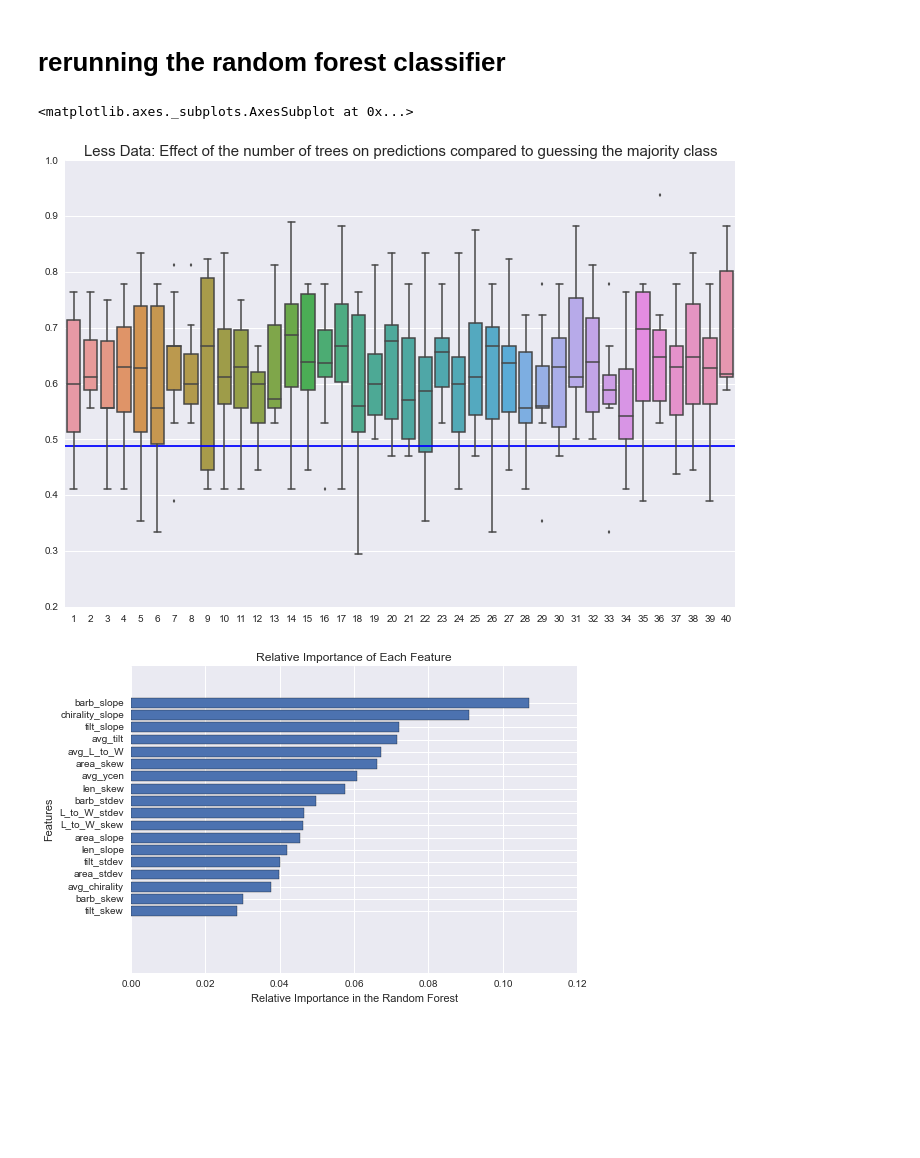
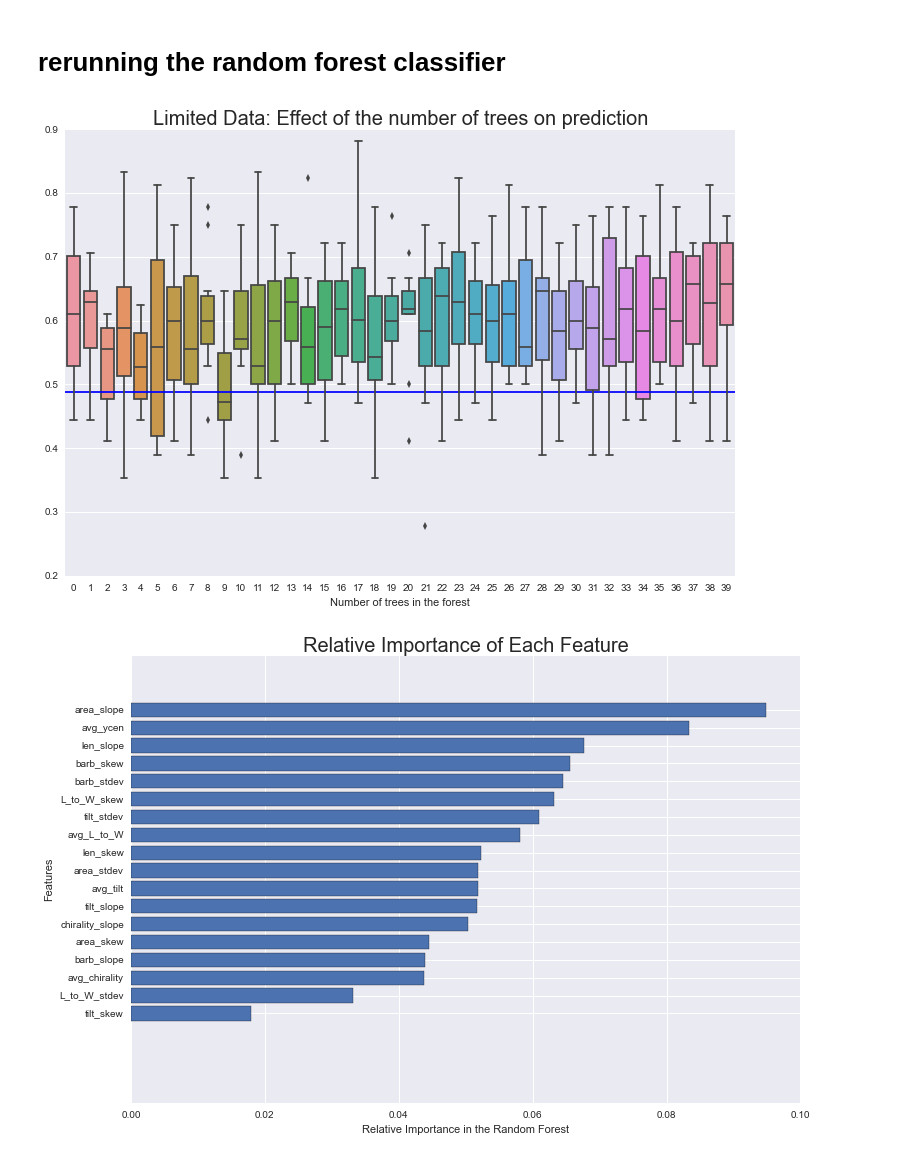
Before and after one commit to Nschanche/Filament_tracking, a Jupyter notebook: Filament_statistics.ipynb, the cells around one changed output. Saved outputs shown, nothing was run; the diff lists cells and outputs as text; code cells hidden in the pictures; blank space fills up the shorter version.

Commit message:
More plots -NS

```diff
--- a/Filament_statistics.ipynb
+++ b/Filament_statistics.ipynb
@@ -255,0 +282,16 @@ print '%d percent of filaments do NOT erupt. Our sample is not quite balanced, b
+# %%
+
+#Let's start by making 40 different 'trees' (based on decisions)
+from sklearn.ensemble import RandomForestClassifier
+from sklearn.cross_validation import cross_val_score
+
+#Unlike above, now we want to make 40 different forests, each conaining the same number of trees (25)
+n_trees = [25]*40
+scores = []
+#This will make 40 forests, and each forest will be made up of 1-40 trees successively
+#This way, we can see how much of an effect adding more trees has on the predictions.
+for i in n_trees:
+    forest = sklearn.ensemble.RandomForestClassifier(n_estimators = i)
+    val_score = cross_val_score(forest, X, Y, cv=StratifiedKFold(Y,10, shuffle=True))
+    #val_score = cross_val_score(forest, X=X, y=Y, cv=10)
+    scores.append(val_score)
@@ -269,6 +323,6 @@ plt.savefig('/home/nschanch/Desktop/random_forest_20_trees.png')
 # %%
 scores_2 = []
-n_trees = [20]*40
+n_trees = [25]*40
 for i in n_trees:
     forest_2 = sklearn.ensemble.RandomForestClassifier(n_estimators = i)
     #Same thing, but using a different type of scoring (f1)
@@ -291,7 +345,7 @@ plt.axhline(y=1-avg)
 I don't really see a big difference between the two types of scoring...
 # %%
 #make the forest classifier and do that fit. Then find the probabilities
-forest = sklearn.ensemble.RandomForestClassifier(n_estimators = 15)
+forest = sklearn.ensemble.RandomForestClassifier(n_estimators = 25)
 fitted_forest = forest.fit(X, Y)
 proba = fitted_forest.predict_proba(X)
 
@@ -545,21 +678,23 @@ print X_2
 from sklearn.ensemble import RandomForestClassifier
 from sklearn.cross_validation import cross_val_score
 
-n_trees = [15]*40 #Again, each forest will have 15 trees
-scores = []
+#n_trees = [20]*40 #Again, each forest will have 20 trees
+n_trees = range(1,41)
+scores_limited = []
 for i in n_trees:
     forest = sklearn.ensemble.RandomForestClassifier(n_estimators = i)
     val_score = cross_val_score(forest, X=X_2, y=Y, cv=10)
-    scores.append(val_score)
+    scores_limited.append(val_score)
 # %%
 plt.figure(figsize=(12,8))
 plt.axhline(y=avg)
-plt.title('Less Data: Effect of the number of trees on predictions compared to guessing the majority class', fontsize=15)
+plt.title('Limited Data: Effect of the number of trees on prediction', fontsize=20)
+plt.xlabel('Number of trees in the forest')
 #sns.boxplot(data=scores)
-sns.boxplot(scores)
+sns.boxplot(data=scores_limited)
+plt.savefig('/Users/nschanch/Desktop/REU_2015/ipython_figures/limited_data_1_to_40_trees.png')
 # %% [output]
-<matplotlib.axes._subplots.AxesSubplot at 0x...>
-[figure, old version]
+[figure, new version]
 # %%
 #Whitch features are most useful for prediction?
 clf = RandomForestClassifier(n_estimators=15)
@@ -567,11 +702,14 @@ clf.fit(X_2,Y)
 importance_list = clf.feature_importances_
 name_list = good_eruptions.columns
 importance_list, name_list = zip(*sorted(zip(importance_list, name_list)))
+plt.figure(figsize=(12,8))
 plt.barh(range(len(name_list)),importance_list,align='center')
 plt.yticks(range(len(name_list)),name_list)
 plt.xlabel('Relative Importance in the Random Forest')
 plt.ylabel('Features')
-plt.title('Relative Importance of Each Feature')
+plt.title('Relative Importance of Each Feature',fontsize=20)
+plt.savefig('/Users/nschanch/Desktop/REU_2015/ipython_figures/feature_importances_limited.png')
 plt.show()
+#plt.savefig('/Users/nschanch/Desktop/REU_2015/ipython_figures/feature_importances_limited.png')
 # %% [output]
-[figure, old version]
+[figure, new version]
```
Also changed, not shown: parts of 36 cells of this notebook, 4 other files.
